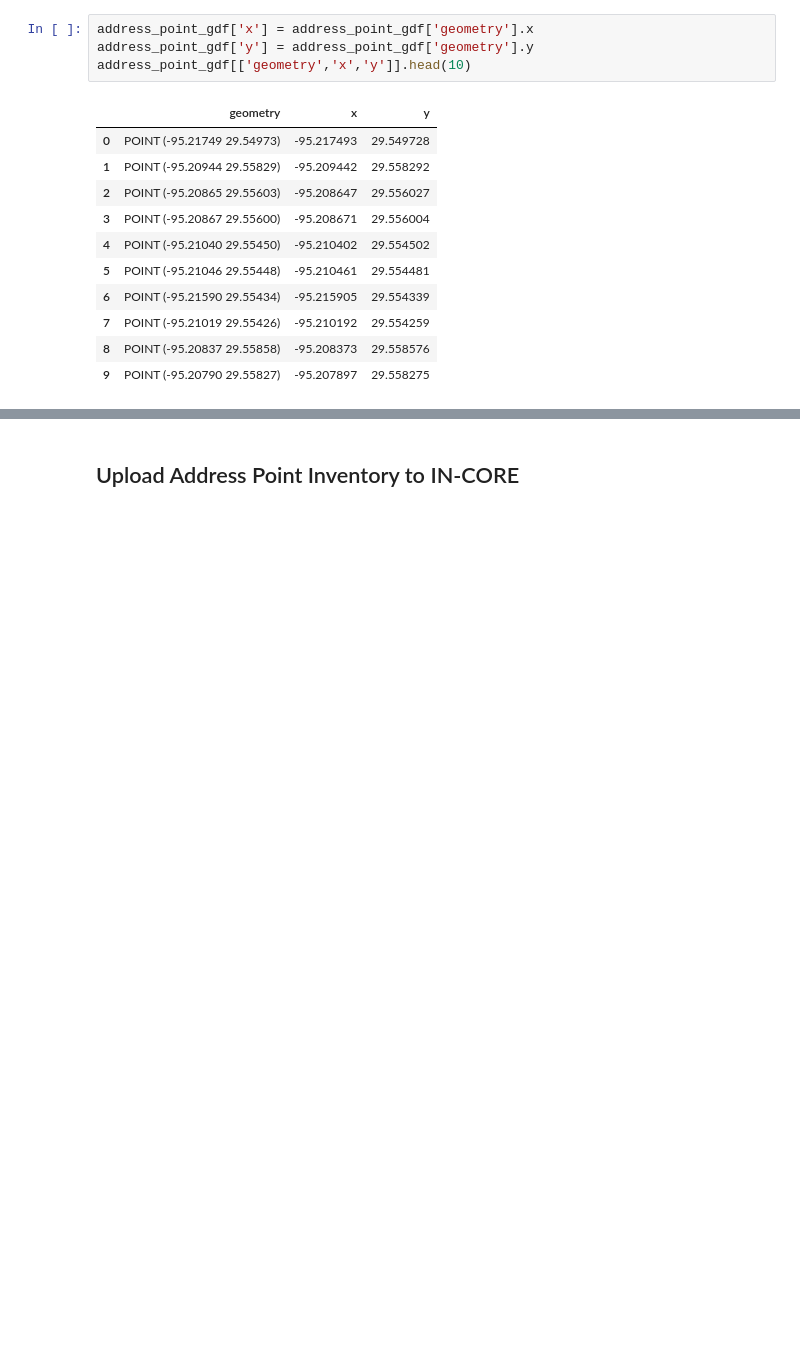
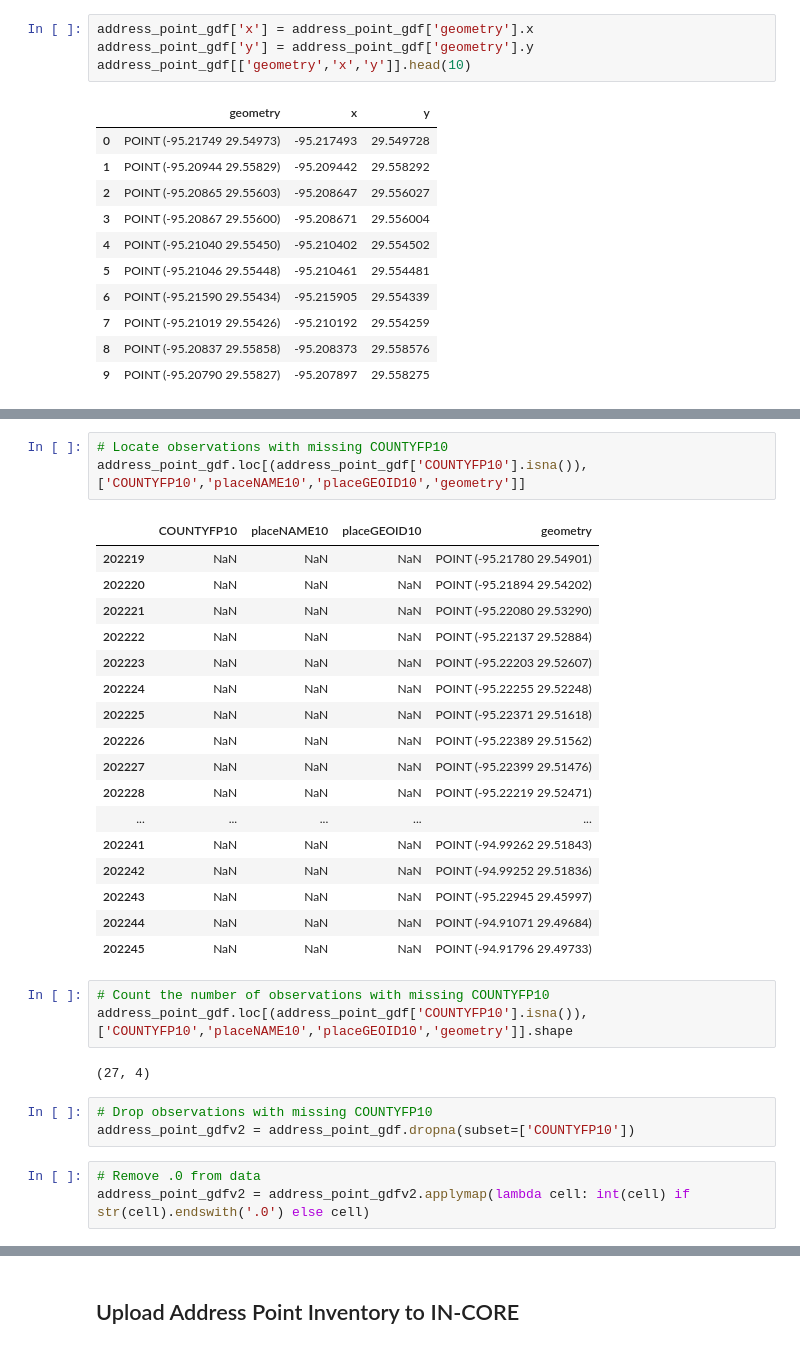
Before and after one commit to npr99/intersect-community-data, a Jupyter notebook: ncoda_07bv1_addresspoint_workflow.ipynb, the cells around one changed output, grey strips where cells are left out. Drawn from its saved outputs; the diff is of its cells as text; blank space fills up the shorter version.

```diff
--- a/ncoda_07bv1_addresspoint_workflow.ipynb
+++ b/ncoda_07bv1_addresspoint_workflow.ipynb
@@ -1286,0 +1313,32 @@ address_point_gdf[['geometry','x','y']].head(10)
+# %%
+# Locate observations with missing COUNTYFP10
+address_point_gdf.loc[(address_point_gdf['COUNTYFP10'].isna()),['COUNTYFP10','placeNAME10','placeGEOID10','geometry']]
+# %% [output]
+|  | COUNTYFP10 | placeNAME10 | placeGEOID10 | geometry |
+| 202219 | NaN | NaN | NaN | POINT (-95.21780 29.54901) |
+| 202220 | NaN | NaN | NaN | POINT (-95.21894 29.54202) |
+| 202221 | NaN | NaN | NaN | POINT (-95.22080 29.53290) |
+| 202222 | NaN | NaN | NaN | POINT (-95.22137 29.52884) |
+| 202223 | NaN | NaN | NaN | POINT (-95.22203 29.52607) |
+| 202224 | NaN | NaN | NaN | POINT (-95.22255 29.52248) |
+| 202225 | NaN | NaN | NaN | POINT (-95.22371 29.51618) |
+| 202226 | NaN | NaN | NaN | POINT (-95.22389 29.51562) |
+| 202227 | NaN | NaN | NaN | POINT (-95.22399 29.51476) |
+| 202228 | NaN | NaN | NaN | POINT (-95.22219 29.52471) |
+| ... | ... | ... | ... | ... |
+| 202241 | NaN | NaN | NaN | POINT (-94.99262 29.51843) |
+| 202242 | NaN | NaN | NaN | POINT (-94.99252 29.51836) |
+| 202243 | NaN | NaN | NaN | POINT (-95.22945 29.45997) |
+| 202244 | NaN | NaN | NaN | POINT (-94.91071 29.49684) |
+| 202245 | NaN | NaN | NaN | POINT (-94.91796 29.49733) |
+# %%
+# Count the number of observations with missing COUNTYFP10
+address_point_gdf.loc[(address_point_gdf['COUNTYFP10'].isna()),['COUNTYFP10','placeNAME10','placeGEOID10','geometry']].shape
+# %% [output]
+(27, 4)
+# %%
+# Drop observations with missing COUNTYFP10
+address_point_gdfv2 = address_point_gdf.dropna(subset=['COUNTYFP10'])
+# %%
+# Remove .0 from data
+address_point_gdfv2 = address_point_gdfv2.applymap(lambda cell: int(cell) if str(cell).endswith('.0') else cell)
```
Also changed, not shown: parts of 12 cells of this notebook.
